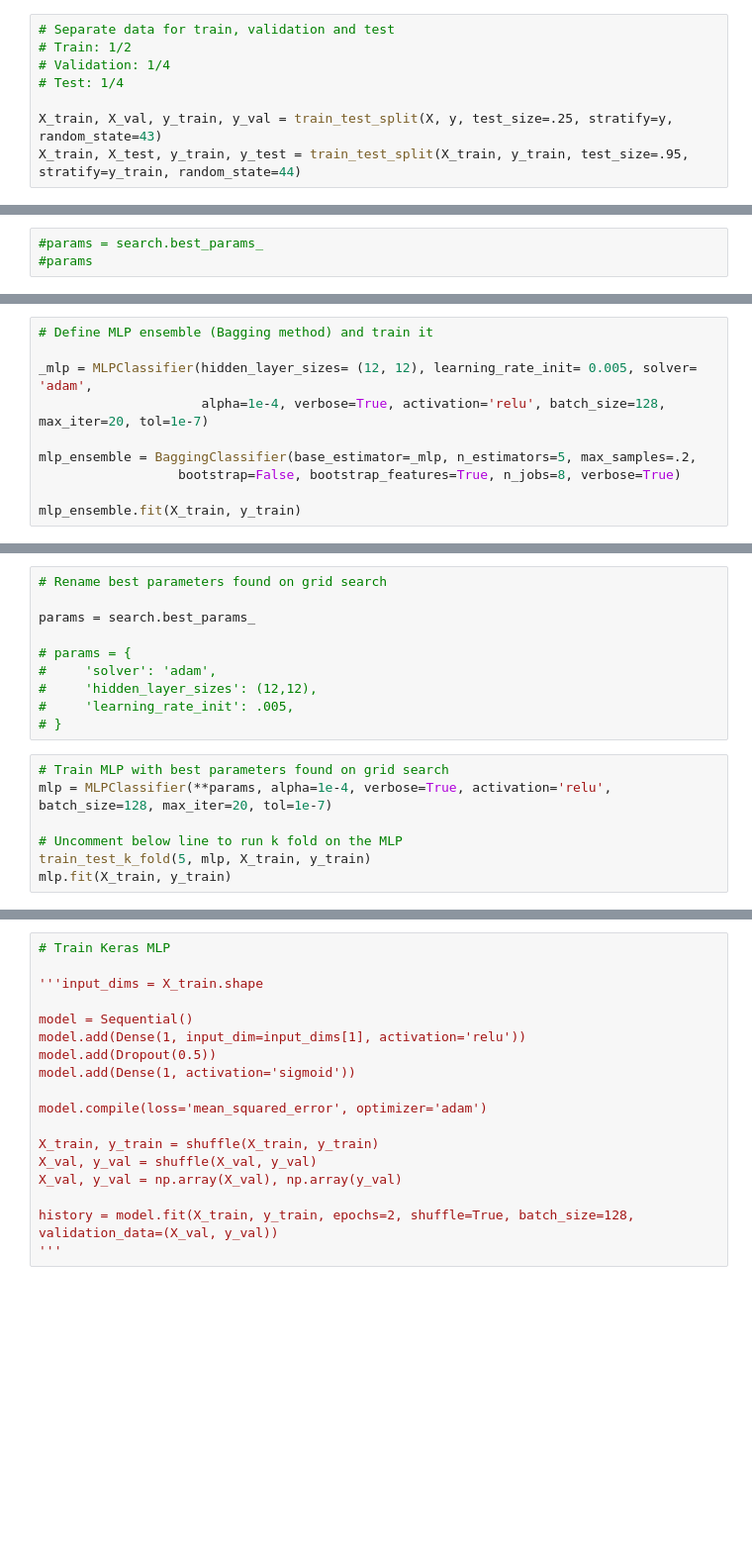
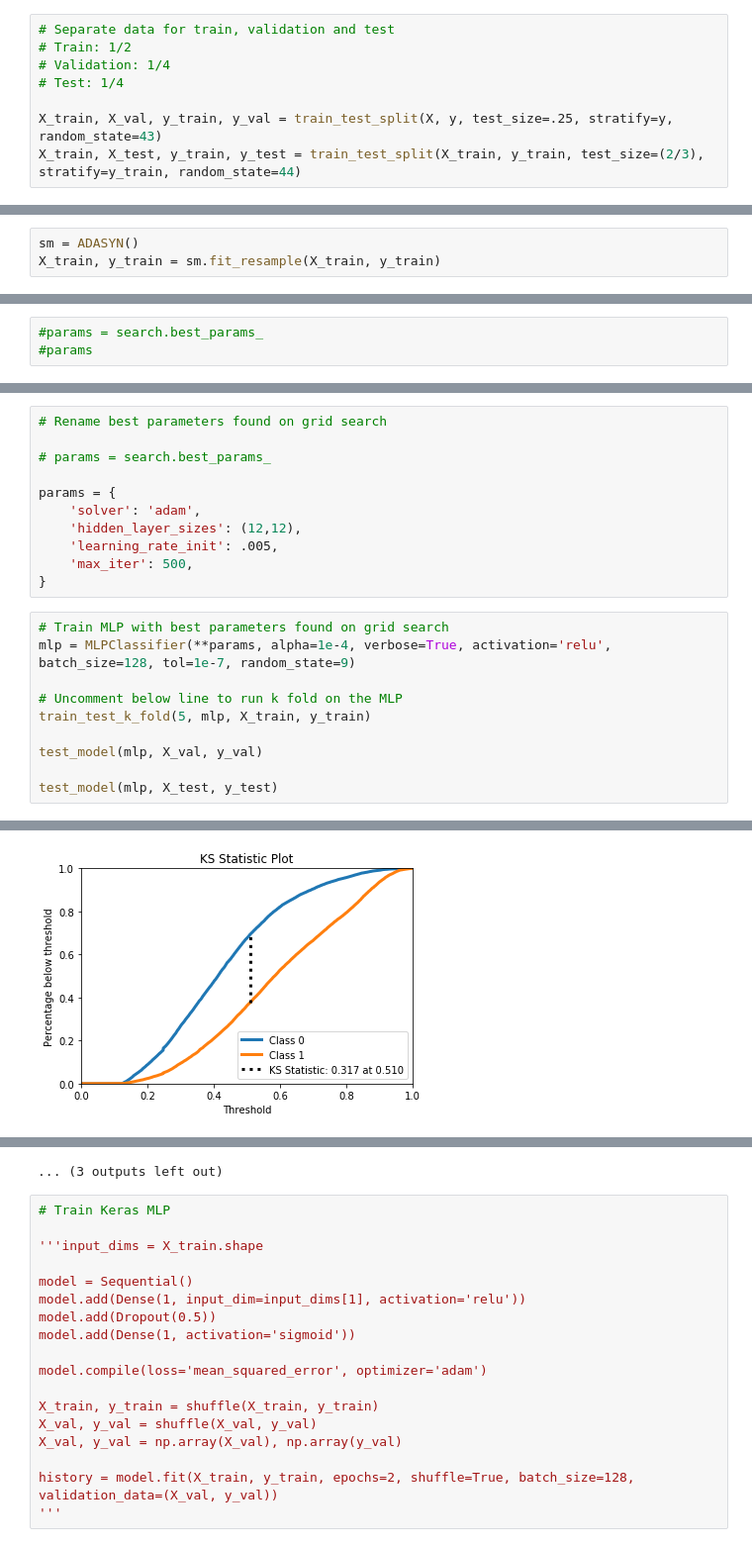
Before and after one commit to LeonardoGaldino/RN_Project, a Jupyter notebook: main.ipynb, the cells around one changed output, grey strips where cells are left out. Shown at 99% size. Cells and saved outputs as stored; diff of their text form; blank space fills up the shorter version.

```diff
--- a/main.ipynb
+++ b/main.ipynb
@@ -69,4 +70,4 @@ X = sel.fit_transform(X,y)
 # Test: 1/4
 
 X_train, X_val, y_train, y_val = train_test_split(X, y, test_size=.25, stratify=y, random_state=43)
-X_train, X_test, y_train, y_test = train_test_split(X_train, y_train, test_size=.95, stratify=y_train, random_state=44)
+X_train, X_test, y_train, y_test = train_test_split(X_train, y_train, test_size=(2/3), stratify=y_train, random_state=44)
@@ -77,3 +74,6 @@ X_train, y_train = sm.fit_resample(X_train, y_train)
+# %%
+sm = ADASYN()
+X_train, y_train = sm.fit_resample(X_train, y_train)
 # %%
 X_train, y_train = shuffle(X_train, y_train)
 # %%
@@ -185,10 +226,0 @@ test_model(svm_clf, X_test, _y_test)
-# %%
-# Define MLP ensemble (Bagging method) and train it
-
-_mlp = MLPClassifier(hidden_layer_sizes= (12, 12), learning_rate_init= 0.005, solver= 'adam',
-                     alpha=1e-4, verbose=True, activation='relu', batch_size=128, max_iter=20, tol=1e-7)
-
-mlp_ensemble = BaggingClassifier(base_estimator=_mlp, n_estimators=5, max_samples=.2,
-                  bootstrap=False, bootstrap_features=True, n_jobs=8, verbose=True)
-
-mlp_ensemble.fit(X_train, y_train)
@@ -221,17 +249,22 @@ search = grid.fit(X_train, y_train)
 # %%
 # Rename best parameters found on grid search
 
-params = search.best_params_
+# params = search.best_params_
 
-# params = {
-#     'solver': 'adam',
-#     'hidden_layer_sizes': (12,12),
-#     'learning_rate_init': .005,
-# }
+params = {
+    'solver': 'adam',
+    'hidden_layer_sizes': (12,12),
+    'learning_rate_init': .005,
+    'max_iter': 500,
+}
 # %%
 # Train MLP with best parameters found on grid search
-mlp = MLPClassifier(**params, alpha=1e-4, verbose=True, activation='relu', batch_size=128, max_iter=20, tol=1e-7)
+mlp = MLPClassifier(**params, alpha=1e-4, verbose=True, activation='relu', batch_size=128, tol=1e-7, random_state=9)
 
 # Uncomment below line to run k fold on the MLP
 train_test_k_fold(5, mlp, X_train, y_train)
-mlp.fit(X_train, y_train)
+
+test_model(mlp, X_val, y_val)
+
+test_model(mlp, X_test, y_test)
+# %% [output]
@@ -237,0 +288 @@ mlp.fit(X_train, y_train)
+[figure, added]
@@ -238,3 +371,4 @@ mlp.fit(X_train, y_train)
+... (3 outputs left out)
 # %%
 # Train Keras MLP
 
```
Also changed, not shown: parts of 19 cells of this notebook.
